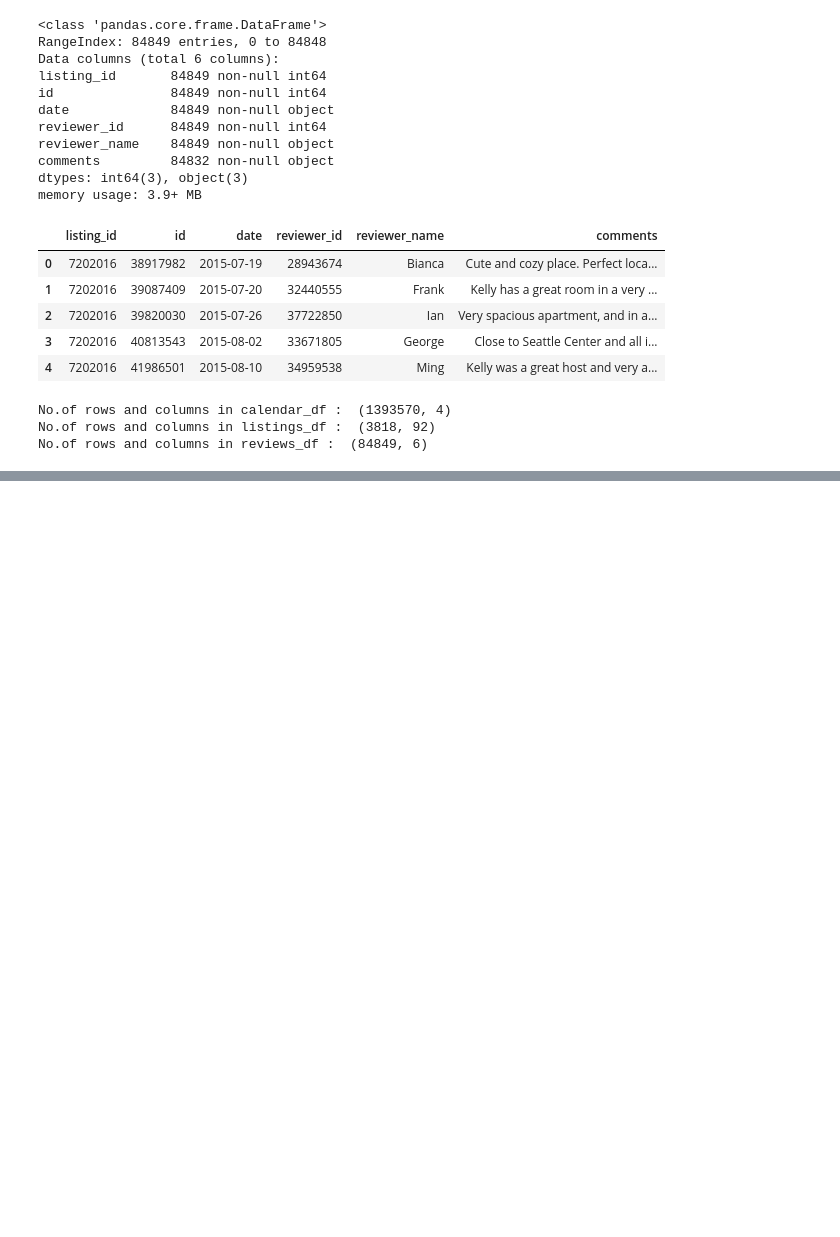
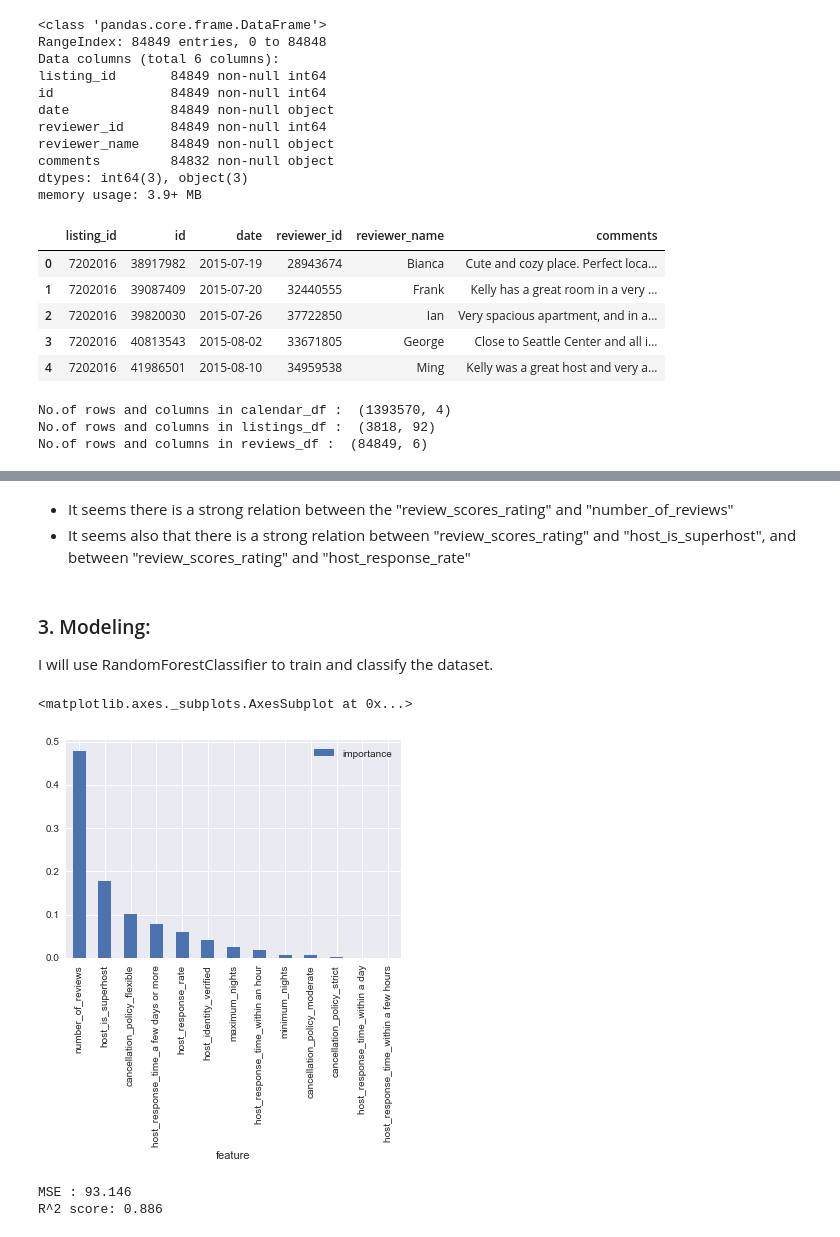
Before and after one commit to tamerfarag/Airbnb-seattle, a Jupyter notebook: Airbnb.ipynb, the cells around one changed output, grey strips where cells are left out. Saved outputs shown, nothing was run; the diff lists cells and outputs as text; code cells hidden in the pictures; blank space fills up the shorter version.

```diff
--- a/Airbnb.ipynb
+++ b/Airbnb.ipynb
@@ -213,0 +481,26 @@ Name: available, dtype: int64
+# %% [markdown]
+
+- It seems there is a strong relation between the "review_scores_rating" and "number_of_reviews"
+- It seems also that there is a strong relation between "review_scores_rating" and "host_is_superhost", and between "review_scores_rating" and "host_response_rate"
+# %% [markdown]
+### 3. Modeling:
+
+I will use RandomForestClassifier to train and classify the dataset.
+# %%
+# split the dataset to features and labels
+features = working_listings_df_training.drop('review_scores_rating', axis=1)
+labels = working_listings_df_training[['review_scores_rating']]
+
+# split the features and labels to train and test
+X_train, X_test, y_train, y_test = train_test_split(features, labels, test_size=0.2, random_state=165)
+# %%
+# Initialize the RandomForestClassifier, then fit
+clf = RandomForestClassifier(n_estimators=100, max_depth=2, random_state=0)
+clf.fit(X_train, y_train)
+
+# Extract features importance
+clf_listings = pd.DataFrame({'feature': X_train.columns, 'importance': clf.feature_importances_})
+clf_listings.sort_values(by='importance',ascending=False).plot(x='feature', y='importance', kind='bar')
+# %% [output]
+<matplotlib.axes._subplots.AxesSubplot at 0x...>
+[figure, added]
@@ -213,0 +510,8 @@ Name: available, dtype: int64
+# %%
+# Generate mean squared error and R squared score
+
+print('MSE : %.3f' % mean_squared_error(y_test, y_predict))
+print('R^2 score: %.3f' % r2_score(y_test, y_predict))
+# %% [output]
+MSE : 93.146
+R^2 score: 0.886
```
Also changed, not shown: parts of 42 cells of this notebook, 1 other file.
